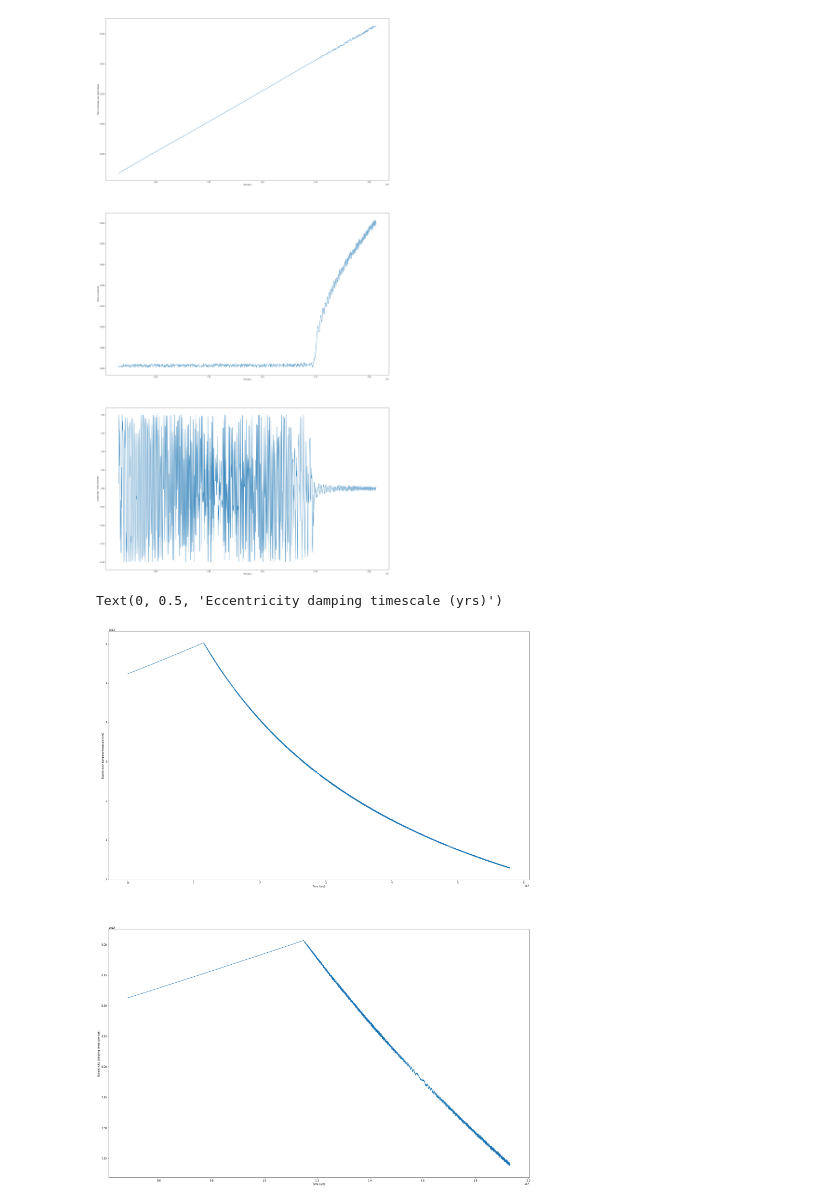
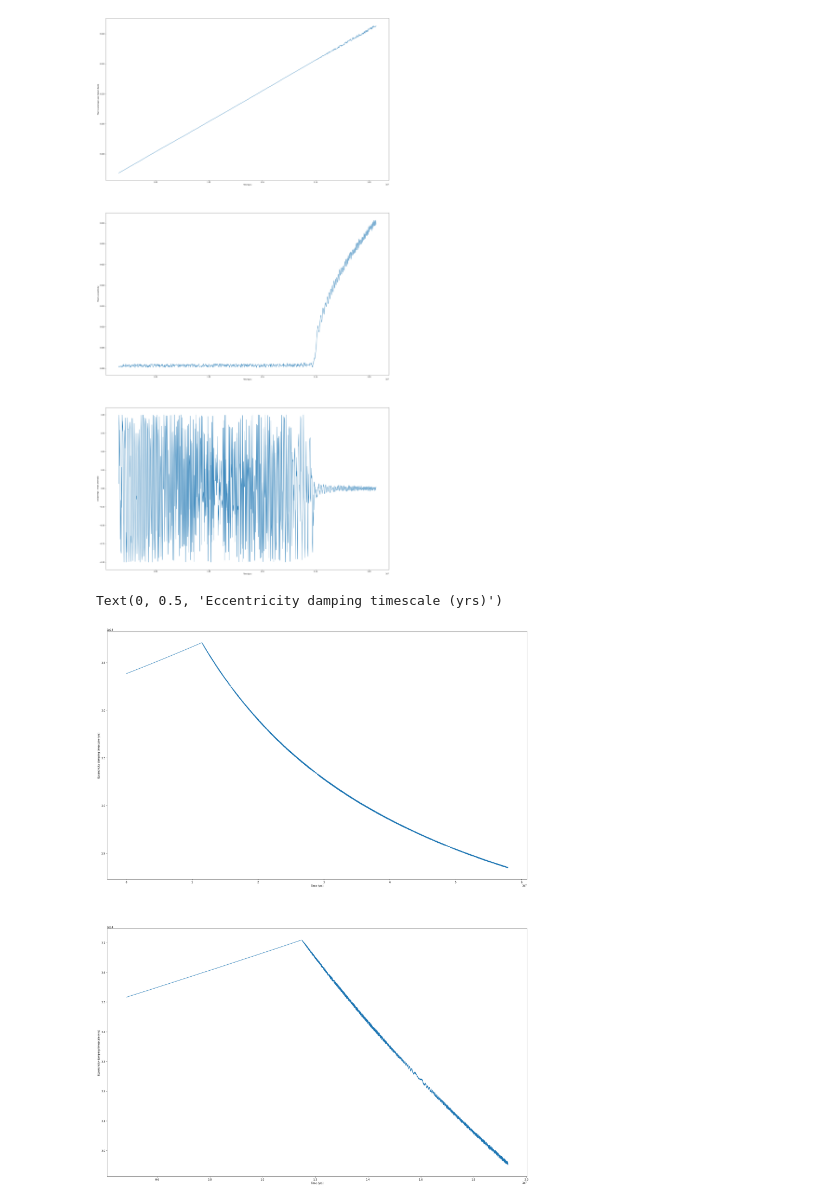
Before and after one commit to hdayuan/F21_JP_Titan-Sims, a Jupyter notebook: plot-titan.ipynb, the cells around one changed output. Cells and saved outputs as stored; diff of their text form; code cells hidden in the pictures.

```diff
--- a/plot-titan.ipynb
+++ b/plot-titan.ipynb
@@ -94,12 +94,12 @@ mSat = 0.0002857 # mass of saturn in solar masses
 rSat = 0.00038926024 # radius of Saturn in AU
 mTitan = 0.0000000676319759 # mass of titan in solar masses
 rTitan = 0.04421567543 # radius of Titan in Saturn radii
-ks = 0.616 # Titan's tidal Love number
+ks = 0.15 # Titan's tidal Love number
 Q = 100. # tidal Q factor for Titan (estimated)
 
 q = mSat/mTitan
 
-const = -27*ks*q*(1+q)*rTitan**8
+const = -27.*ks*q*(1+q)*rTitan**8
 
 tau_e_array = [0] * plotSamples
 
@@ -120,34 +120,34 @@ for i in range(plotSamples):
     f3= 1 + (15./4.)*(e**2) + (15./8.)*(e**4) + (5./64.)*(e**6)
     f4 = 1 + (3./2.)*(e**2) + (1./8.)*(e**4)
     f5 = 1 + (3.)*(e**2) + (3./8.)*(e**4)
 
     nmTitan = np.sqrt(GMSat/((a*rSat*AU_TO_M)**3)) # mean motion of Titan
-    spinTitan_per_nm = f2 / (f5*(1-e**2)**(3/2))
+    spinTitan_per_nm = f2 / (f5*(1-e**2)**(3./2.))
     T = T_per_nm*nmTitan
 
-    e_dot = (const/(T*a**8))*(e/((1-e**2)**(13/2)))*(f3-((11./8.)*(1-e**2)**(3/2)*f4*spinTitan_per_nm))
-    tau_e_array[i] = 1/(e_dot/e)
+    e_dot = (const/(T*a**8))*(e/((1-e**2)**(13./2.)))*(f3-((11./8.)*(1-e**2)**(3./2.)*f4*spinTitan_per_nm))
+    tau_e_array[i] = e/e_dot
 
 tZ_array = [0] * int((end_fraction-start_fraction)*plotSamples)
 tauZ_e_array = [0] * int((end_fraction-start_fraction)*plotSamples)
 
 start = int(plotSamples*start_fraction)
 for i in range(start, int(plotSamples*end_fraction)):
     tZ_array[i-start] = t_array[i]
     tauZ_e_array[i-start] = tau_e_array[i]
 
 
 fig2, axes = plt.subplots(2)
 
 fig2.set_size_inches(30, 40)
 
 axes[0].plot(t_array,tau_e_array)
 axes[0].set_xlabel('Time (yrs)')
 axes[0].set_ylabel('Eccentricity damping timescale (yrs)')
 
 axes[1].plot(tZ_array,tauZ_e_array)
 axes[1].set_xlabel('Time (yrs)')
 axes[1].set_ylabel('Eccentricity damping timescale (yrs)')
 # %% [output]
 Text(0, 0.5, 'Eccentricity damping timescale (yrs)')
-[figure, old version]
+[figure, new version]
```
Also changed, not shown: parts of 1 cell of this notebook, 1 other file.
